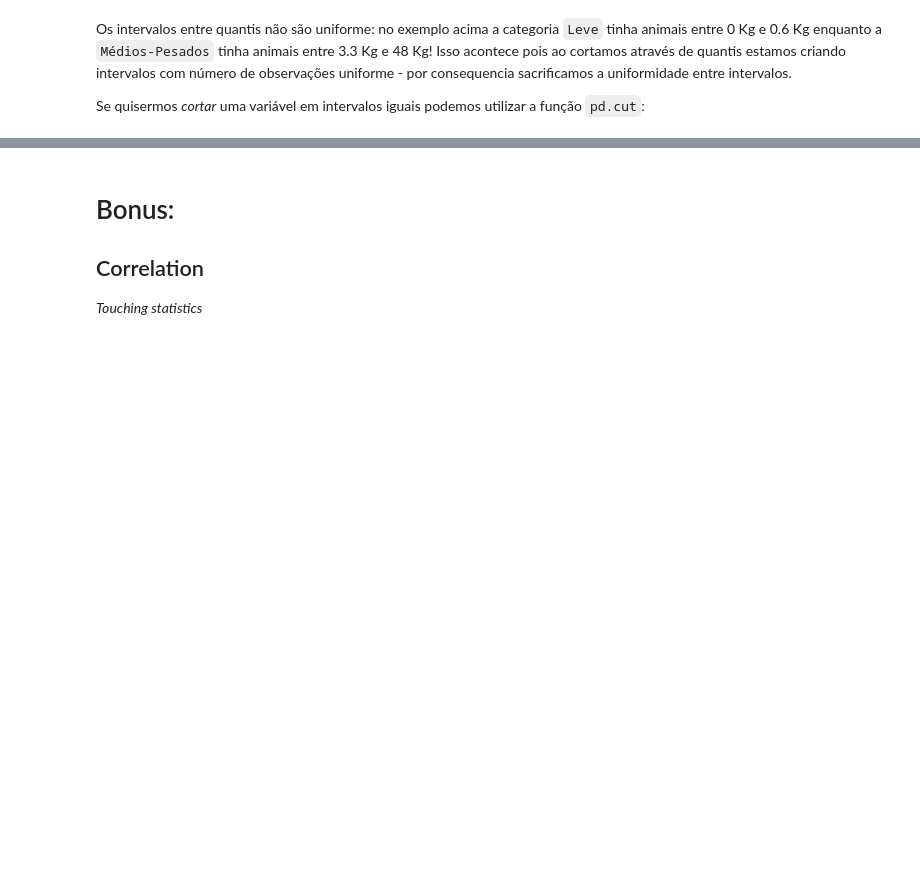
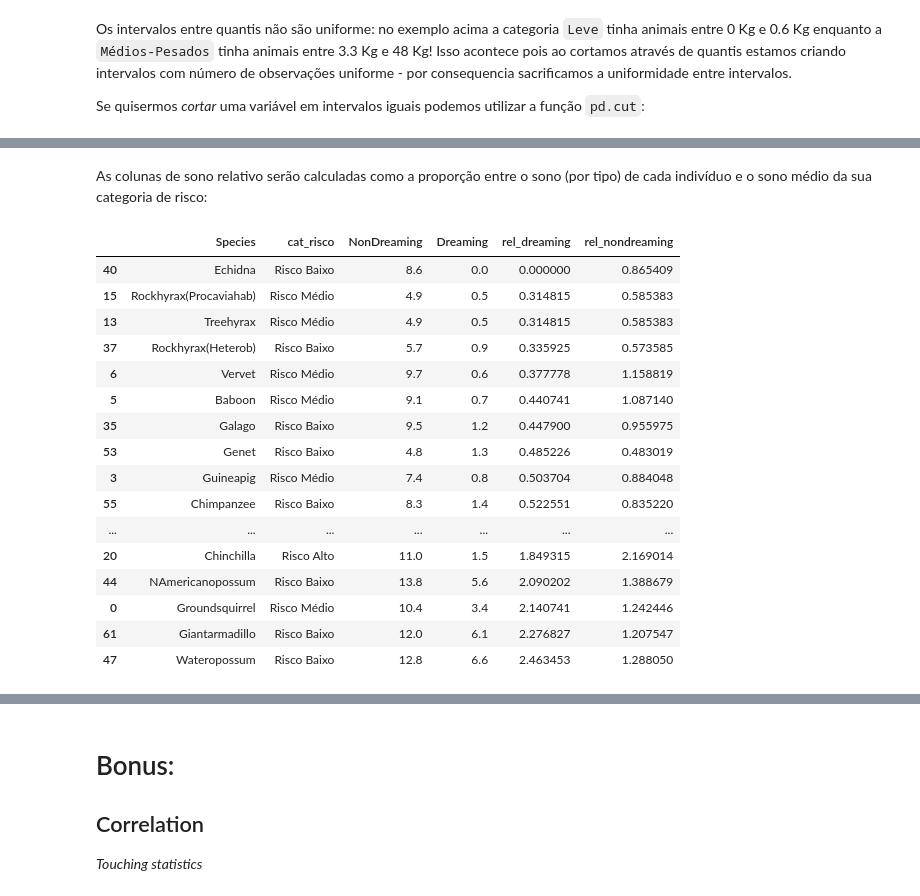
Before and after one commit to pedroteche-ih/Aulas-Base---DA-v2, a Jupyter notebook: 15 - DataFrame Calculations.ipynb, the cells around one changed output, grey strips where cells are left out. Cells and saved outputs as stored; diff of their text form; code cells hidden in the pictures; blank space fills up the shorter version.

```diff
--- a/15 - DataFrame Calculations.ipynb
+++ b/15 - DataFrame Calculations.ipynb
@@ -216,0 +513,2 @@ tb_animals['cat_risco']
+# %%
+tb_animals['cat_risco'] = pd.cut(tb_animals['risco'], bins = [0, 2, 4, 5], labels = ['Risco Baixo', 'Risco Médio', 'Risco Alto'])
@@ -216,0 +521,10 @@ tb_animals['cat_risco']
+# %%
+tb_agg_animals = (
+    tb_animals
+    .groupby('cat_risco')
+    .agg(
+        avg_dreaming = ('Dreaming', 'mean'),
+        avg_nondreaming = ('NonDreaming', 'mean')
+    )
+)
+tb_agg_animals
@@ -216,0 +537,3 @@ tb_animals['cat_risco']
+# %%
+tb_animals = tb_animals.merge(tb_agg_animals, on = 'cat_risco')
+tb_animals.head()
@@ -216,0 +548,24 @@ tb_animals['cat_risco']
+# %% [markdown]
+As colunas de sono relativo serão calculadas como a proporção entre o sono (por tipo) de cada indivíduo e o sono médio da sua categoria de risco:
+# %%
+tb_animals['rel_dreaming'] = tb_animals['Dreaming']/tb_animals['avg_dreaming']
+tb_animals['rel_nondreaming'] = tb_animals['NonDreaming']/tb_animals['avg_nondreaming']
+tb_animals[["Species", "cat_risco", "NonDreaming", "Dreaming", "rel_dreaming", "rel_nondreaming"]].dropna().sort_values("rel_dreaming")
+# %% [output]
+|  | Species | cat_risco | NonDreaming | Dreaming | rel_dreaming | rel_nondreaming |
+| 40 | Echidna | Risco Baixo | 8.6 | 0.0 | 0.000000 | 0.865409 |
+| 15 | Rockhyrax(Procaviahab) | Risco Médio | 4.9 | 0.5 | 0.314815 | 0.585383 |
+| 13 | Treehyrax | Risco Médio | 4.9 | 0.5 | 0.314815 | 0.585383 |
+| 37 | Rockhyrax(Heterob) | Risco Baixo | 5.7 | 0.9 | 0.335925 | 0.573585 |
+| 6 | Vervet | Risco Médio | 9.7 | 0.6 | 0.377778 | 1.158819 |
+| 5 | Baboon | Risco Médio | 9.1 | 0.7 | 0.440741 | 1.087140 |
+| 35 | Galago | Risco Baixo | 9.5 | 1.2 | 0.447900 | 0.955975 |
+| 53 | Genet | Risco Baixo | 4.8 | 1.3 | 0.485226 | 0.483019 |
+| 3 | Guineapig | Risco Médio | 7.4 | 0.8 | 0.503704 | 0.884048 |
+| 55 | Chimpanzee | Risco Baixo | 8.3 | 1.4 | 0.522551 | 0.835220 |
+| ... | ... | ... | ... | ... | ... | ... |
+| 20 | Chinchilla | Risco Alto | 11.0 | 1.5 | 1.849315 | 2.169014 |
+| 44 | NAmericanopossum | Risco Baixo | 13.8 | 5.6 | 2.090202 | 1.388679 |
+| 0 | Groundsquirrel | Risco Médio | 10.4 | 3.4 | 2.140741 | 1.242446 |
+| 61 | Giantarmadillo | Risco Baixo | 12.0 | 6.1 | 2.276827 | 1.207547 |
+| 47 | Wateropossum | Risco Baixo | 12.8 | 6.6 | 2.463453 | 1.288050 |
```
Also changed, not shown: parts of 45 cells of this notebook, 3 other files.
